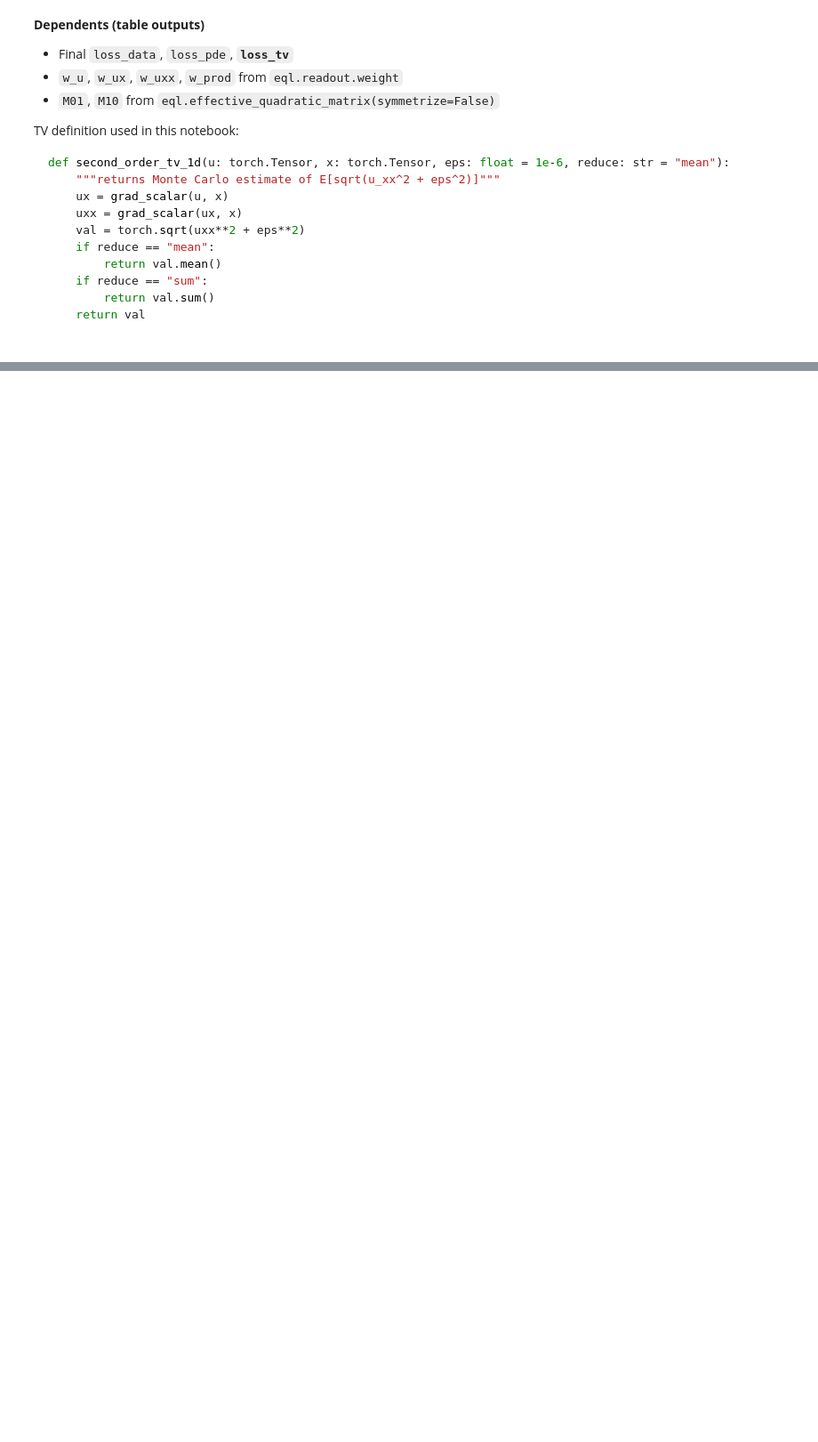
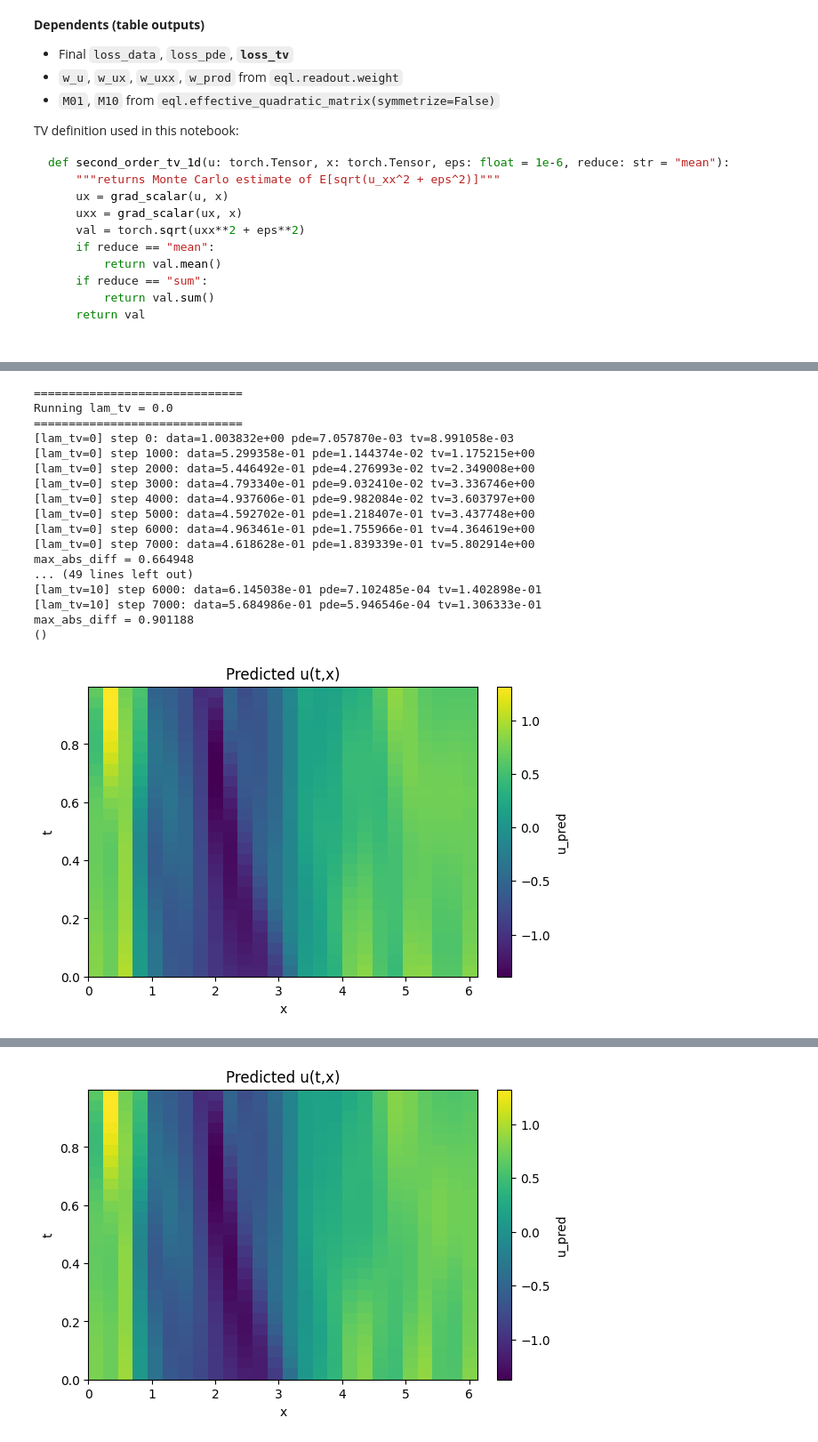
Before and after one commit to ryuFromCaillou/pde_stuff, a Jupyter notebook: notebook/tv_test_second_order.ipynb, the cells around one changed output, grey strips where cells are left out. Shown at 89% size. Cells and saved outputs as stored; diff of their text form; code cells hidden in the pictures; blank space fills up the shorter version.

```diff
--- a/notebook/tv_test_second_order.ipynb
+++ b/notebook/tv_test_second_order.ipynb
@@ -191,10 +195,28 @@ def run_once(lam_tv: float):
 # %%
 # Run sweep
 
 results = []
 for lam_tv in lam_tv_values:
-    print('
-==============================')
+    print('==============================')
     print('Running lam_tv =', lam_tv)
     print('==============================')
     results.append(run_once(lam_tv))
+# %% [output]
+==============================
+Running lam_tv = 0.0
+==============================
+[lam_tv=0] step 0: data=1.003832e+00 pde=7.057870e-03 tv=8.991058e-03
+[lam_tv=0] step 1000: data=5.299358e-01 pde=1.144374e-02 tv=1.175215e+00
+[lam_tv=0] step 2000: data=5.446492e-01 pde=4.276993e-02 tv=2.349008e+00
+[lam_tv=0] step 3000: data=4.793340e-01 pde=9.032410e-02 tv=3.336746e+00
+[lam_tv=0] step 4000: data=4.937606e-01 pde=9.982084e-02 tv=3.603797e+00
+[lam_tv=0] step 5000: data=4.592702e-01 pde=1.218407e-01 tv=3.437748e+00
+[lam_tv=0] step 6000: data=4.963461e-01 pde=1.755966e-01 tv=4.364619e+00
+[lam_tv=0] step 7000: data=4.618628e-01 pde=1.839339e-01 tv=5.802914e+00
+max_abs_diff = 0.664948
+... (49 lines left out)
+[lam_tv=10] step 6000: data=6.145038e-01 pde=7.102485e-04 tv=1.402898e-01
+[lam_tv=10] step 7000: data=5.684986e-01 pde=5.946546e-04 tv=1.306333e-01
+max_abs_diff = 0.901188
+()
+[figure, added]
@@ -200,0 +224 @@ for lam_tv in lam_tv_values:
+[figure, added]
```
Also changed, not shown: parts of 6 cells of this notebook, 43 other files.
